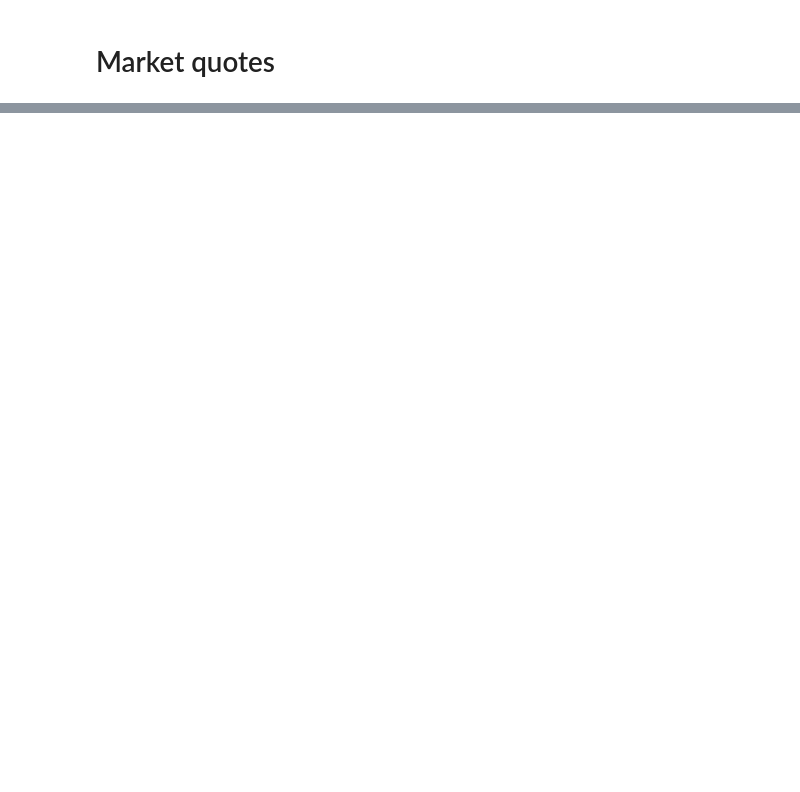
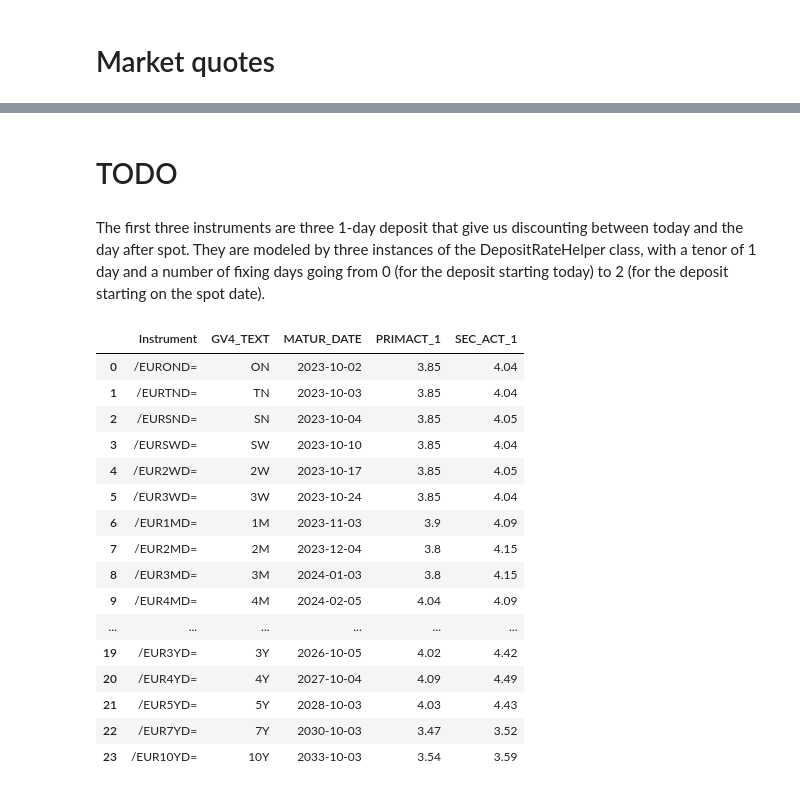
Before and after one commit to fabianfh/fnotebooks, a Jupyter notebook: QuantLib/OISBoostrappTest.ipynb, the cells around one changed output, grey strips where cells are left out. Drawn from its saved outputs; the diff is of its cells as text; code cells hidden in the pictures; blank space fills up the shorter version.

```diff
--- a/QuantLib/OISBoostrappTest.ipynb
+++ b/QuantLib/OISBoostrappTest.ipynb
@@ -220,0 +259,27 @@ ax2.set_title(" ", fontdict=None, loc=u'center')
+# %% [markdown]
+# TODO
+# %% [markdown]
+The first three instruments are three 1-day deposit that give us discounting between today and the day after spot. They are modeled by three instances of the DepositRateHelper class, with a tenor of 1 day and a number of fixing days going from 0 (for the deposit starting today) to 2 (for the deposit starting on the spot date).
+# %%
+EURDEPO_chain = rd.content.pricing.chain.Definition(name='EURDEPO=').get_stream()
+EURDEPO_chain.open(False)
+euroDepoQuotes = rd.get_data(universe=EURDEPO_chain.constituents, fields=['GV4_TEXT', 'MATUR_DATE', 'PRIMACT_1', 'SEC_ACT_1'])
+euroDepoQuotes
+# %% [output]
+|  | Instrument | GV4_TEXT | MATUR_DATE | PRIMACT_1 | SEC_ACT_1 |
+| 0 | /EUROND= | ON | 2023-10-02 | 3.85 | 4.04 |
+| 1 | /EURTND= | TN | 2023-10-03 | 3.85 | 4.04 |
+| 2 | /EURSND= | SN | 2023-10-04 | 3.85 | 4.05 |
+| 3 | /EURSWD= | SW | 2023-10-10 | 3.85 | 4.04 |
+| 4 | /EUR2WD= | 2W | 2023-10-17 | 3.85 | 4.05 |
+| 5 | /EUR3WD= | 3W | 2023-10-24 | 3.85 | 4.04 |
+| 6 | /EUR1MD= | 1M | 2023-11-03 | 3.9 | 4.09 |
+| 7 | /EUR2MD= | 2M | 2023-12-04 | 3.8 | 4.15 |
+| 8 | /EUR3MD= | 3M | 2024-01-03 | 3.8 | 4.15 |
+| 9 | /EUR4MD= | 4M | 2024-02-05 | 4.04 | 4.09 |
+| ... | ... | ... | ... | ... | ... |
+| 19 | /EUR3YD= | 3Y | 2026-10-05 | 4.02 | 4.42 |
+| 20 | /EUR4YD= | 4Y | 2027-10-04 | 4.09 | 4.49 |
+| 21 | /EUR5YD= | 5Y | 2028-10-03 | 4.03 | 4.43 |
+| 22 | /EUR7YD= | 7Y | 2030-10-03 | 3.47 | 3.52 |
+| 23 | /EUR10YD= | 10Y | 2033-10-03 | 3.54 | 3.59 |
```
Also changed, not shown: parts of 31 cells of this notebook, 21 other files.
